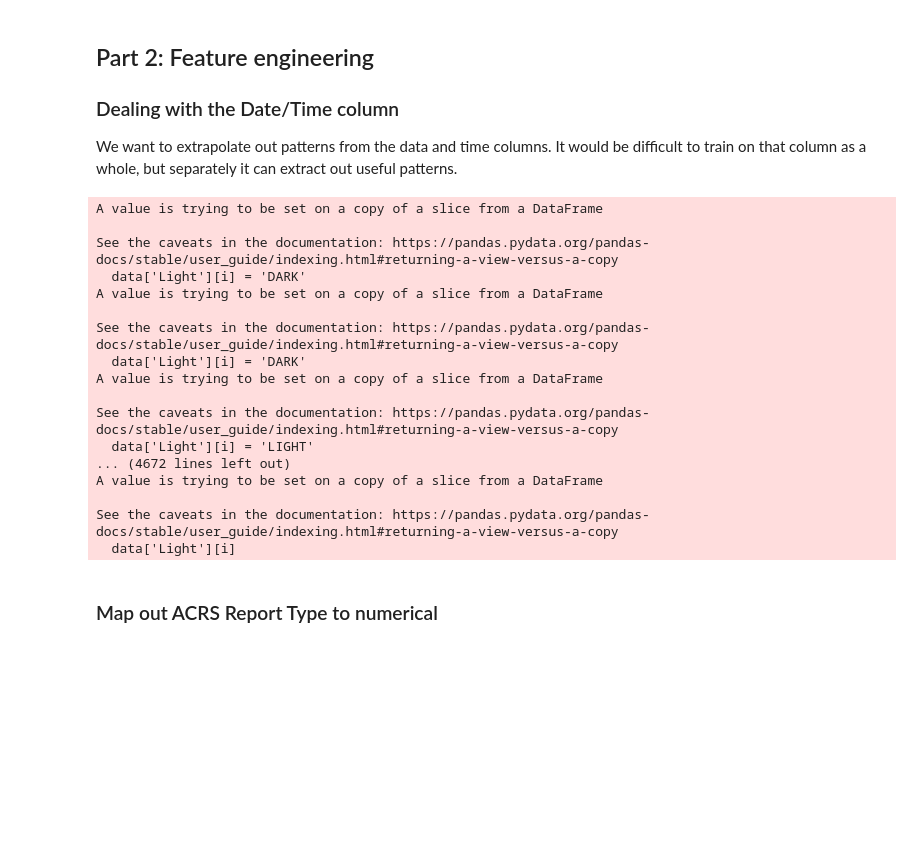
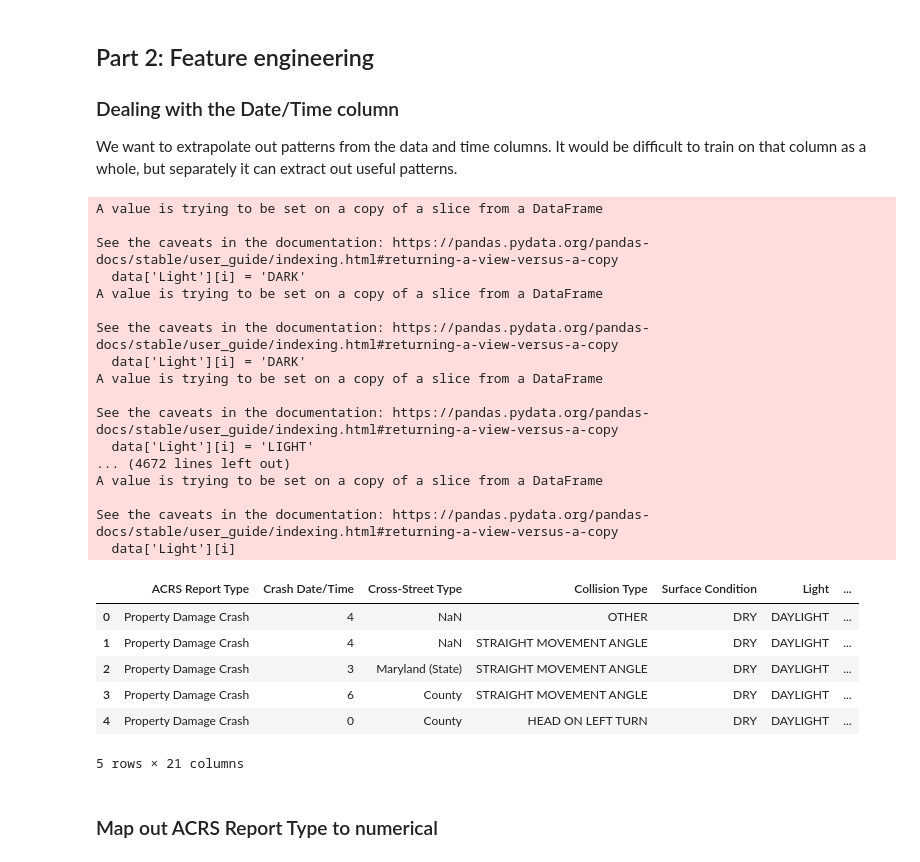
Before and after one commit to jrsmith03/TrafficPrediction, a Jupyter notebook: proj.ipynb, the cells around one changed output. Drawn from its saved outputs; the diff is of its cells as text; code cells hidden in the pictures; blank space fills up the shorter version.

```diff
--- a/proj.ipynb
+++ b/proj.ipynb
@@ -107,37 +107,46 @@ for i, date in data['Crash Date/Time'].items() :
             data['Light'][i] = 'DUSK'
 
 data['Crash Date/Time'] = new_weekdays
-df_encoded = pd.get_dummies(data['Crash Date/Time'], columns=['Monday', 'Tuesday', 'Wednesday', 'Thursday', 'Friday', 'Saturday', 'Sunday'])
-data = pd.concat([data, df_encoded] , axis=1)
-data = data.drop(columns=['Crash Date/Time'])
+# df_encoded = pd.get_dummies(data['Crash Date/Time'], columns=['Monday', 'Tuesday', 'Wednesday', 'Thursday', 'Friday', 'Saturday', 'Sunday'])
+# data = pd.concat([data, df_encoded] , axis=1)
+# data = data.drop(columns=['Crash Date/Time'])
 
 # This reduces surface cond. NA/s by about 16,000
 data.loc[data['Weather'] == 'CLEAR', 'Surface Condition'] = data.loc[data['Weather'] == 'CLEAR', 'Surface Condition'].fillna('DRY')
 data.loc[data['Weather'] == 'RAINING', 'Surface Condition'] = data.loc[data['Weather'] == 'RAINING', 'Surface Condition'].fillna('WET')
 # It should be safe to drop the rest.
 data.dropna(subset=['Surface Condition'], inplace=True)
 
 
 data['Surface Condition'].value_counts()
 data = data.drop(columns=['Weather'])
+
+data.head()
 # %% [output]
 A value is trying to be set on a copy of a slice from a DataFrame
 
 See the caveats in the documentation: https://pandas.pydata.org/pandas-docs/stable/user_guide/indexing.html#returning-a-view-versus-a-copy
   data['Light'][i] = 'DARK'
 A value is trying to be set on a copy of a slice from a DataFrame
 
 See the caveats in the documentation: https://pandas.pydata.org/pandas-docs/stable/user_guide/indexing.html#returning-a-view-versus-a-copy
   data['Light'][i] = 'DARK'
 A value is trying to be set on a copy of a slice from a DataFrame
 
 See the caveats in the documentation: https://pandas.pydata.org/pandas-docs/stable/user_guide/indexing.html#returning-a-view-versus-a-copy
   data['Light'][i] = 'LIGHT'
 ... (4672 lines left out)
 A value is trying to be set on a copy of a slice from a DataFrame
 
 See the caveats in the documentation: https://pandas.pydata.org/pandas-docs/stable/user_guide/indexing.html#returning-a-view-versus-a-copy
   data['Light'][i]
+|  | ACRS Report Type | Crash Date/Time | Cross-Street Type | Collision Type | Surface Condition | Light | ... |
+| 0 | Property Damage Crash | 4 | NaN | OTHER | DRY | DAYLIGHT | ... |
+| 1 | Property Damage Crash | 4 | NaN | STRAIGHT MOVEMENT ANGLE | DRY | DAYLIGHT | ... |
+| 2 | Property Damage Crash | 3 | Maryland (State) | STRAIGHT MOVEMENT ANGLE | DRY | DAYLIGHT | ... |
+| 3 | Property Damage Crash | 6 | County | STRAIGHT MOVEMENT ANGLE | DRY | DAYLIGHT | ... |
+| 4 | Property Damage Crash | 0 | County | HEAD ON LEFT TURN | DRY | DAYLIGHT | ... |
+5 rows × 21 columns
 # %% [markdown]
 ### Map out ACRS Report Type to numerical
 # %%
```
Also changed, not shown: parts of 10 cells of this notebook.
